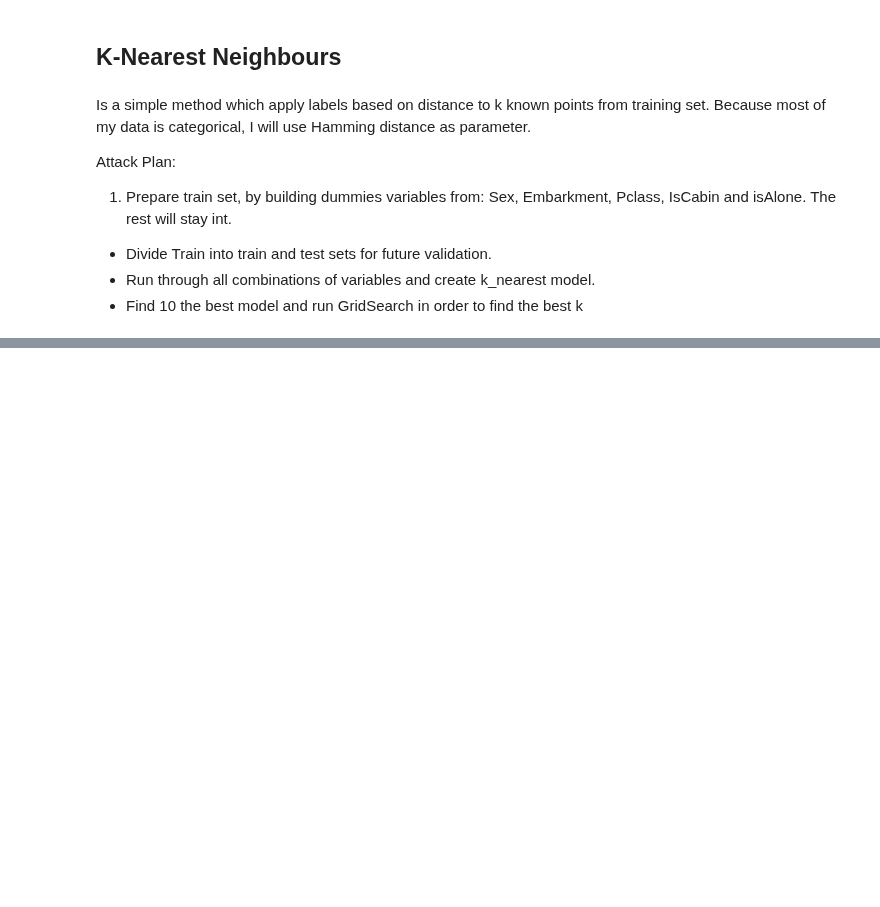
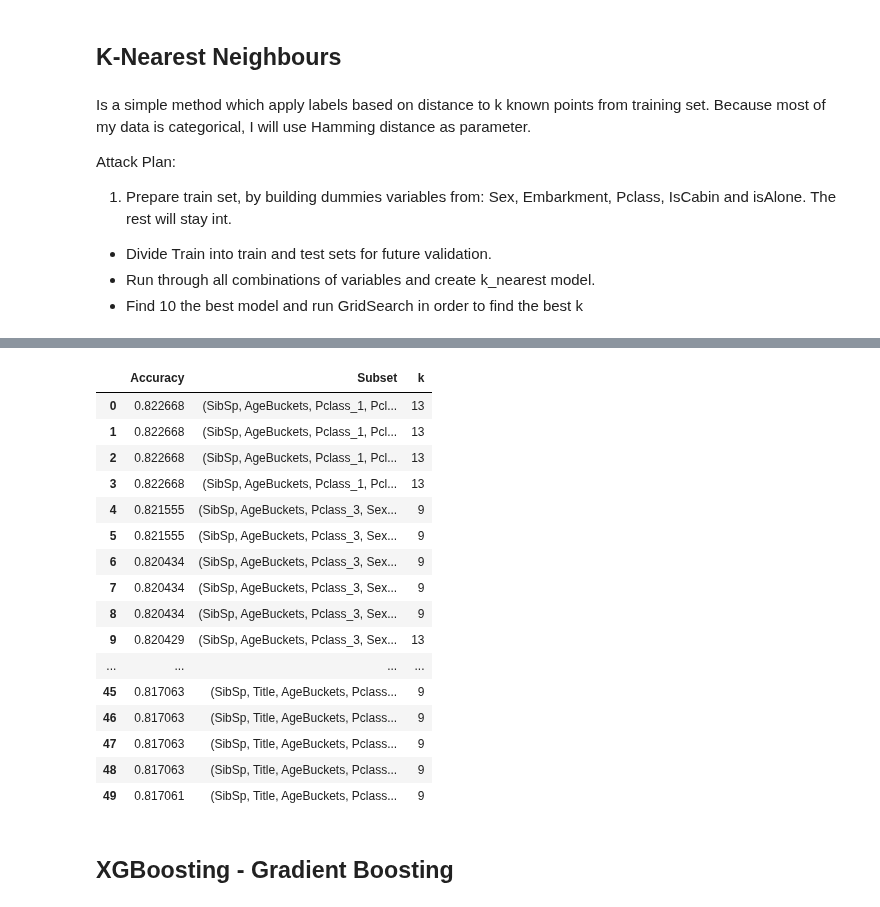
Before and after one commit to MateuszKonopelski/Kaggle, a Jupyter notebook: Project1_Titanic/Titanic_code.ipynb, the cells around one changed output, grey strips where cells are left out. Cells and saved outputs as stored; diff of their text form; code cells hidden in the pictures; blank space fills up the shorter version.

Commit message:
Gradient Boosting finished. Final ensemble started.

```diff
--- a/Project1_Titanic/Titanic_code.ipynb
+++ b/Project1_Titanic/Titanic_code.ipynb
@@ -1204,0 +1241,20 @@ KeyboardInterrupt:
+# %%
+accuracy_table_top100.head(50)
+# %% [output]
+|  | Accuracy | Subset | k |
+| 0 | 0.822668 | (SibSp, AgeBuckets, Pclass_1, Pcl... | 13 |
+| 1 | 0.822668 | (SibSp, AgeBuckets, Pclass_1, Pcl... | 13 |
+| 2 | 0.822668 | (SibSp, AgeBuckets, Pclass_1, Pcl... | 13 |
+| 3 | 0.822668 | (SibSp, AgeBuckets, Pclass_1, Pcl... | 13 |
+| 4 | 0.821555 | (SibSp, AgeBuckets, Pclass_3, Sex... | 9 |
+| 5 | 0.821555 | (SibSp, AgeBuckets, Pclass_3, Sex... | 9 |
+| 6 | 0.820434 | (SibSp, AgeBuckets, Pclass_3, Sex... | 9 |
+| 7 | 0.820434 | (SibSp, AgeBuckets, Pclass_3, Sex... | 9 |
+| 8 | 0.820434 | (SibSp, AgeBuckets, Pclass_3, Sex... | 9 |
+| 9 | 0.820429 | (SibSp, AgeBuckets, Pclass_3, Sex... | 13 |
+| ... | ... | ... | ... |
+| 45 | 0.817063 | (SibSp, Title, AgeBuckets, Pclass... | 9 |
+| 46 | 0.817063 | (SibSp, Title, AgeBuckets, Pclass... | 9 |
+| 47 | 0.817063 | (SibSp, Title, AgeBuckets, Pclass... | 9 |
+| 48 | 0.817063 | (SibSp, Title, AgeBuckets, Pclass... | 9 |
+| 49 | 0.817061 | (SibSp, Title, AgeBuckets, Pclass... | 9 |
@@ -1204,0 +1263,2 @@ KeyboardInterrupt:
+# %% [markdown]
+## XGBoosting - Gradient Boosting
```
Also changed, not shown: parts of 25 cells of this notebook.
